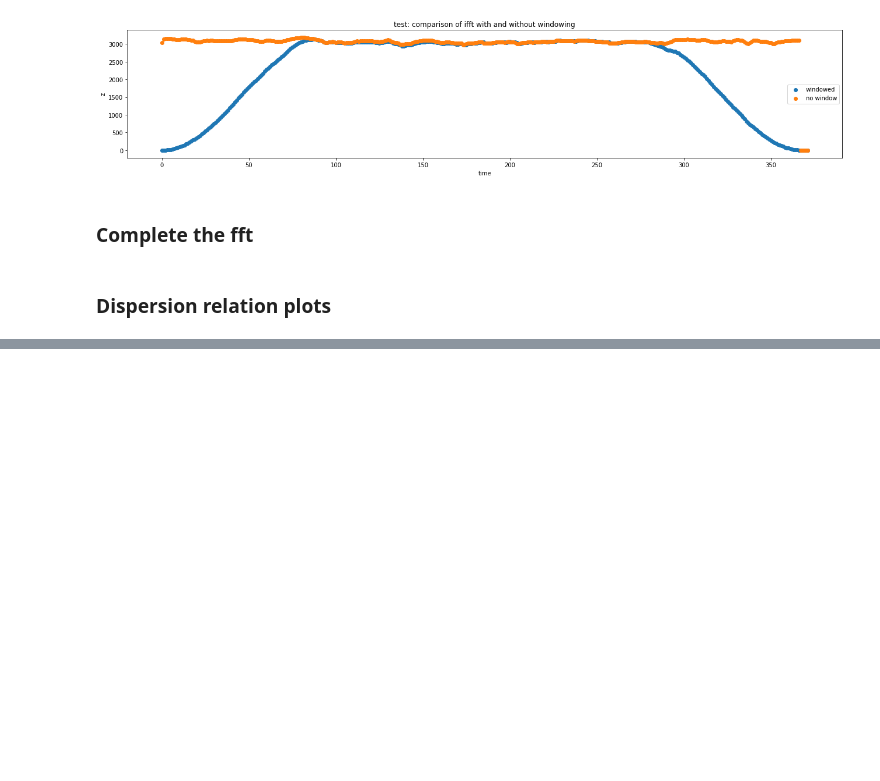
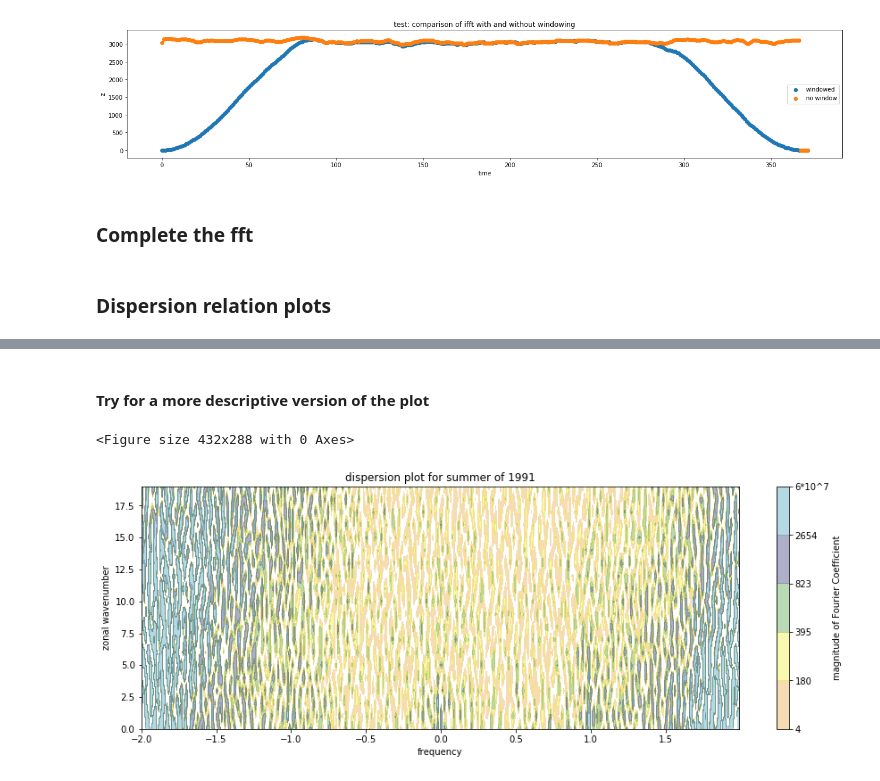
Before and after one commit to csyhuang/python-climate-data-processing, a Jupyter notebook: submission_from_claire/40.5N-processing/40.5N-spectralanalysis.ipynb, the cells around one changed output, grey strips where cells are left out. Cells and saved outputs as stored; diff of their text form; code cells hidden in the pictures; blank space fills up the shorter version.

Commit message:
another plot update :(

```diff
--- a/submission_from_claire/40.5N-processing/40.5N-spectralanalysis.ipynb
+++ b/submission_from_claire/40.5N-processing/40.5N-spectralanalysis.ipynb
@@ -854,4 +648,0 @@ main_avg("winter", array = d2_avgs[2])
-# %%
-for i in range(len(d2_avgs)):
-    seasonal = seasons[i]
-    main_avg(seasonal, array = d2_avgs[i])
@@ -1361,16 +648,0 @@ for i in range(4):
-# %%
-for i in range(4):
-
-    display(Markdown('#### season: ' + str(seasons[i])))
-
-    plt.clf()
-
-    for j in range(4):
-        plt.subplot(2,2,1 + j)
-        plt.hist(np.abs(seasons_lon_time_hist[i][j]), label = lon_labels[j],
-             bins = 100, log = True)
-        plt.legend()
-
-
-    plt.tight_layout()
-    plt.show()
@@ -1479,0 +667,2 @@ plt.tight_layout()
+# %% [markdown]
+#### Try for a more descriptive version of the plot
@@ -1479,0 +693,28 @@ plt.tight_layout()
+# %%
+level_set = [np.percentile(Z, i*5) for i in range(1,21)]
+level_set_less = [np.percentile(Z, i*10) for i in range(1,11) if i*10 >= 50]
+colors_set = ["#eaa941", "#efef39", "#53a447", "#3b387f", "#48a2ba", "#ffffff"]
+
+plt.clf();
+plt.figure(figsize=(15, 5));
+#CL = plt.contour(X,Y,Z, levels = level_set_less, alpha = 0.4)
+CF = plt.contourf(X,Y,Z, levels = level_set_less, colors = colors_set, alpha = 0.4)
+
+#set colorbars
+CBI = plt.colorbar(CF, label = "magnitude of Fourier Coefficient")
+labels = [int(entry) for entry in level_set_less]
+labels[5] = "6*10^7"
+CBI.set_ticklabels(labels)
+
+plt.xlabel("frequency")
+plt.ylabel("zonal wavenumber")
+plt.title("dispersion plot for " + names_matched[50][1] + " of " + str(names_matched[50][0]))
+
+name = 'disp_plots/test_01' + names_matched[50][1] + "_" +str(names_matched[50][0]) + '.png'
+plt.savefig(name)
+
+
+plt.show()
+# %% [output]
+<Figure size 432x288 with 0 Axes>
+[figure, added]
```
Also changed, not shown: parts of 77 cells of this notebook.
